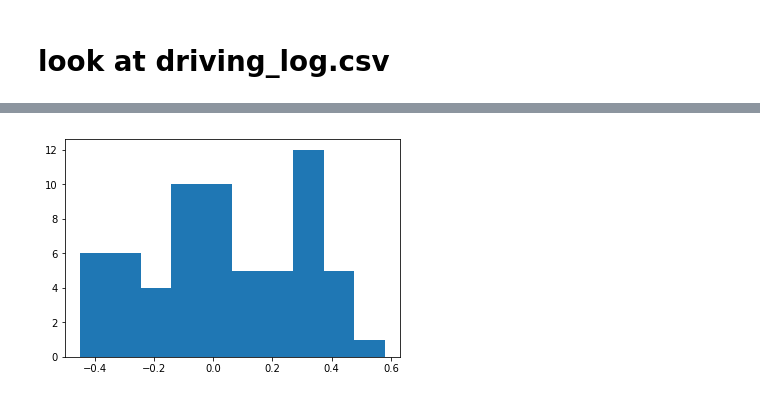
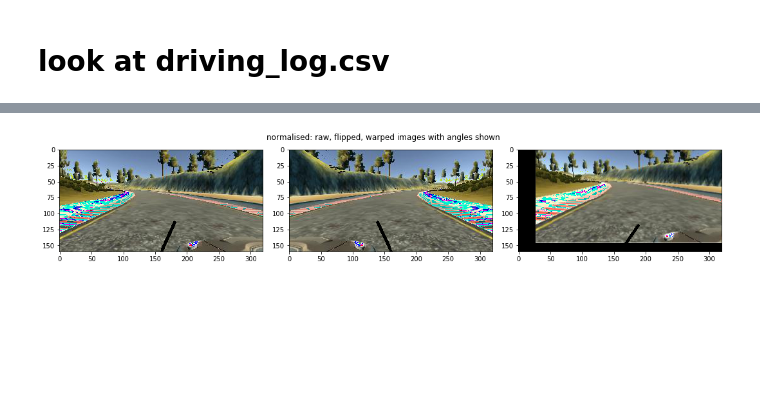
Before and after one commit to escolmebartlebooth/usdc-t1-p3-final, a Jupyter notebook: driving_discovery.ipynb, the cells around one changed output, grey strips where cells are left out. Drawn from its saved outputs; the diff is of its cells as text; code cells hidden in the pictures; blank space fills up the shorter version.

```diff
--- a/driving_discovery.ipynb
+++ b/driving_discovery.ipynb
@@ -160,7 +63,0 @@ plt.show()
-# %%
-img4, angle = warp_image(img, img_angle)
-pt1, pt2 = get_points(img4, angle)
-print(pt1, pt2)
-plt.imshow(cv2.line(img4, pt1, pt2, (255,0,0), thickness=2))
-plt.title('warped steering angle: {0}'.format(angle))
-plt.show()
@@ -170,7 +63,0 @@ plt.show()
-# %%
-img6 = resize_image(img4)
-pt1, pt2 = get_points(img6, angle)
-print(pt1, pt2)
-plt.imshow(cv2.line(img6, pt1, pt2, (255,0,0), thickness=2))
-plt.title('steering angle: {0}'.format(angle))
-plt.show()
@@ -251,15 +63,0 @@ iterator = data_generator(df, batch_size=64)
-# %%
-fig, ax = plt.subplots(12,12, figsize=(20,10))
-r = 0
-c = 0
-for item in iterator:
-    for i in range(64):
-        if c == 12:
-            c = 0
-            r += 1
-        img = resize_image(normalise_img(item[0][i]))
-        pt1, pt2 = get_points(img, item[1][i])
-        ax[r,c].imshow(cv2.line(img, pt1, pt2, (255,0,0), thickness=2))
-        c += 1
-    plt.show()
-    break
@@ -268,5 +64,16 @@ for item in iterator:
-# %%
-plt.hist(item[1])
-plt.show()
-# %% [output]
-[figure, removed]
+# %%
+# show one image as normal, flipped and warped
+fig, ax = plt.subplots(1,3, figsize=(15,3))
+for i in range(3):
+    img = X[0]
+    angle = y[0]
+    img = normalise_img(img)
+    if i == 1: img, angle = md.flip_image(img, angle)
+    if i == 2: img, angle = md.warp_image(img, angle)
+    pt1, pt2 = get_points(img, angle)
+    ax[i].imshow(cv2.line(img, pt1, pt2, (0,255,0), thickness=4))
+plt.suptitle('normalised: raw, flipped, warped images with angles shown')
+plt.tight_layout()
+plt.show()
+# %% [output]
+[figure, added]
```
Also changed, not shown: parts of 21 cells of this notebook, 9 other files.
